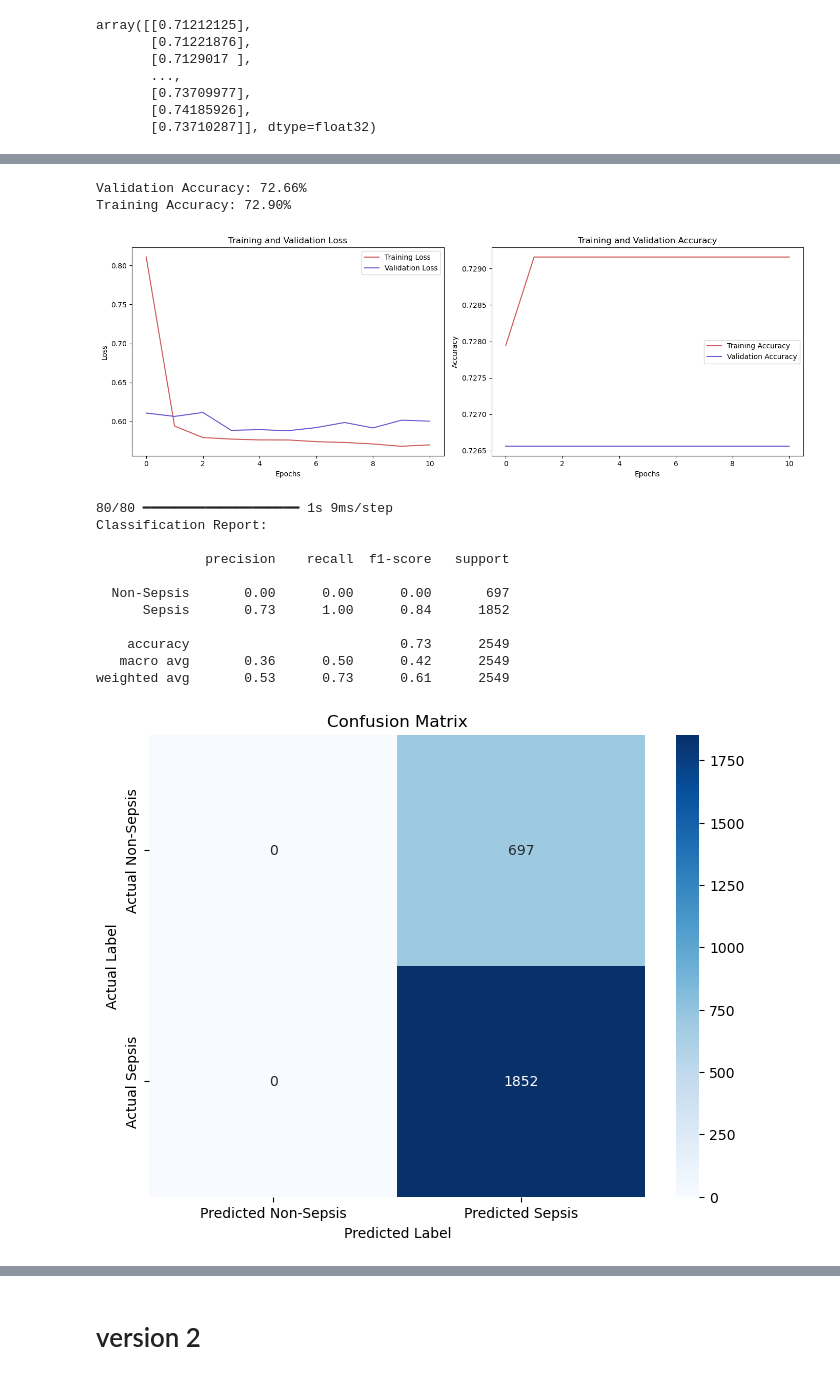
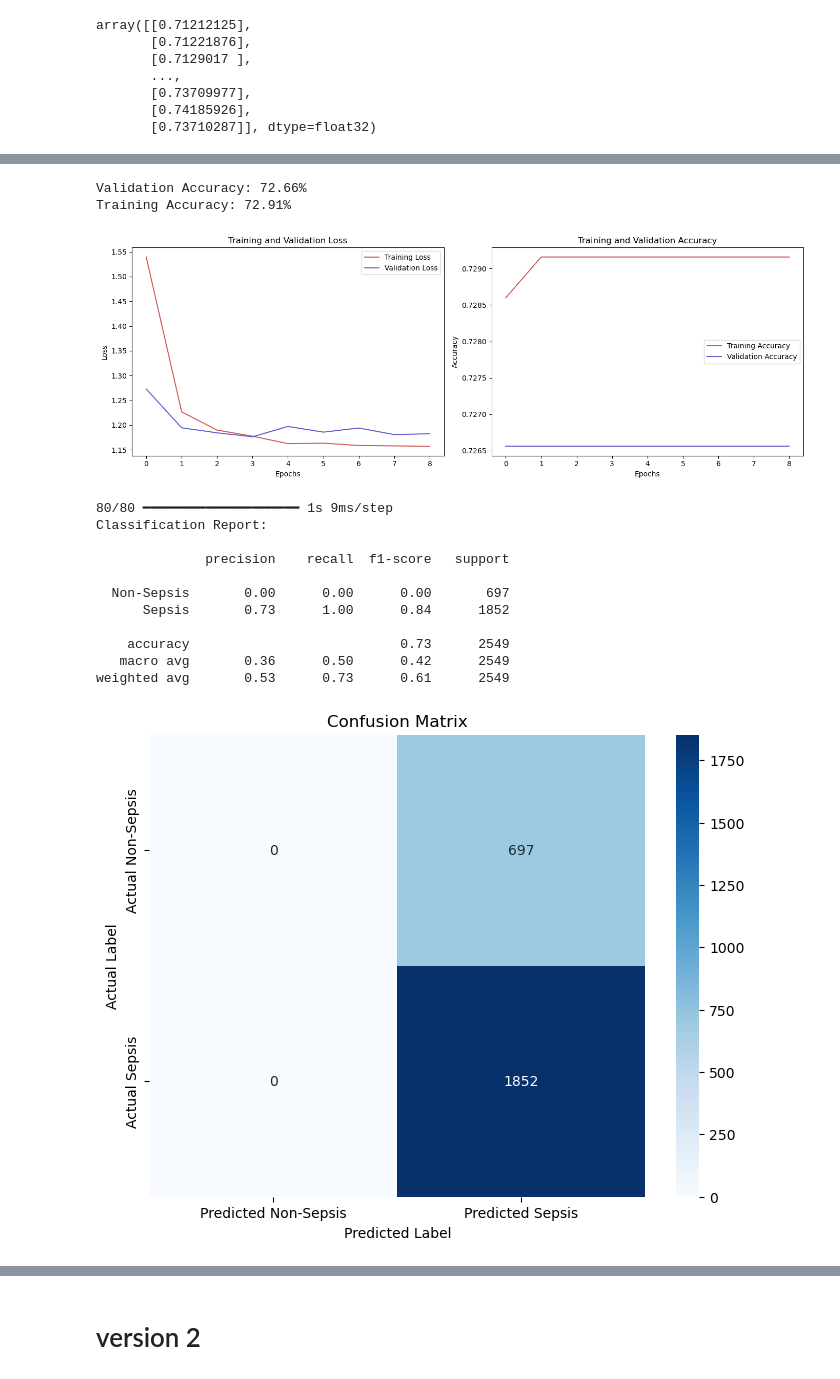
Before and after one commit to DaAdri/sepsis_prediction, a Jupyter notebook: code/LSTM_model.ipynb, the cells around one changed output, grey strips where cells are left out. Cells and saved outputs as stored; diff of their text form; code cells hidden in the pictures.

```diff
--- a/code/LSTM_model.ipynb
+++ b/code/LSTM_model.ipynb
@@ -1108,10 +1108,10 @@ from keras import regularizers
 
 def build_and_train_model_v4_adjusted(X_train, y_train, X_val, y_val, input_shape, epochs=50, batch_size=32):
     model = Sequential([
-        LSTM(64, return_sequences=True, input_shape=input_shape),
-        Dropout(0.2),
-        LSTM(32, return_sequences=False),
-        Dropout(0.2),
+        LSTM(128, return_sequences=True, input_shape=input_shape),
+        Dropout(0.5),
+        LSTM(64, return_sequences=False),
+        Dropout(0.5),
         Dense(64, activation='relu', kernel_regularizer=regularizers.l2(0.01)),
         Dropout(0.1),
         Dense(32, activation='relu', kernel_regularizer=regularizers.l2(0.01)),
@@ -1119,10 +1119,10 @@ def build_and_train_model_v4_adjusted(X_train, y_train, X_val, y_val, input_shap
         Dense(1, activation='sigmoid')
     ])
 
-    model.compile(optimizer='adam', loss='binary_crossentropy', metrics=['accuracy', 'Precision', 'Recall'])
+    model.compile(optimizer='adam', loss=focal_loss(alpha=1), metrics=['accuracy', 'Precision', 'Recall'])
 
     early_stopping = EarlyStopping(monitor='val_loss', patience=5, restore_best_weights=True)
 
-    history = model.fit(X_train, y_train, validation_data=(X_val, y_val), epochs=epochs, batch_size=batch_size, callbacks=[early_stopping])
+    history = model.fit(X_train, y_train, class_weight=class_weight_dict, validation_data=(X_val, y_val), epochs=epochs, batch_size=batch_size, callbacks=[early_stopping])
 
     return model, history
@@ -1128,0 +1156,31 @@ def build_and_train_model_v4_adjusted(X_train, y_train, X_val, y_val, input_shap
+# %%
+def evaluate_model_performance_v2(model, X_test, y_test, prob_ref=0.5):
+    """
+    Évalue les performances du modèle en utilisant des métriques telles que la précision, le rappel et le F1-score, et affiche la matrice de confusion.
+
+    Args:
+    model (keras.Model): Le modèle entraîné à évaluer.
+    X_test (np.array): Les features de test.
+    y_test (np.array): Les étiquettes cibles de test.
+    """
+    # Prédictions
+    y_pred_prob = model.predict(X_test)
+    y_pred = adjust_predict_threshold(y_pred_prob, prob_ref)  # Convertir les probabilités en classe binaire
+
+    # Génération du rapport de classification
+    print("Classification Report:\n")
+    print(classification_report(y_test, y_pred, target_names=['Non-Sepsis', 'Sepsis']))
+
+    # Calcul de la matrice de confusion
+    cm = confusion_matrix(y_test, y_pred)
+
+    # Affichage de la matrice de confusion
+    plt.figure(figsize=(8, 6))
+    sns.heatmap(cm, annot=True, fmt="d", cmap='Blues', xticklabels=['Predicted Non-Sepsis', 'Predicted Sepsis'],
+                yticklabels=['Actual Non-Sepsis', 'Actual Sepsis'])
+    plt.ylabel('Actual Label')
+    plt.xlabel('Predicted Label')
+    plt.title('Confusion Matrix')
+    plt.show()
+
+    return y_pred_prob
@@ -1149,12 +1214,12 @@ Epoch 11/50
 # %%
 history_ajust = history
 model_ajust = model
 plot_training_history(history_ajust)
-prediction_prob = evaluate_model_performance(model_ajust, balanced_padded_sequences_test_normalized, balanced_labels_test)
+prediction_prob = evaluate_model_performance_v2(model_ajust, balanced_padded_sequences_test_normalized, balanced_labels_test)
 # %% [output]
 Validation Accuracy: 72.66%
-Training Accuracy: 72.90%
+Training Accuracy: 72.91%
-[figure, old version]
+[figure, new version]
 80/80 ━━━━━━━━━━━━━━━━━━━━ 1s 9ms/step
 Classification Report:
 
```
Also changed, not shown: parts of 5 cells of this notebook, 1 other file.
